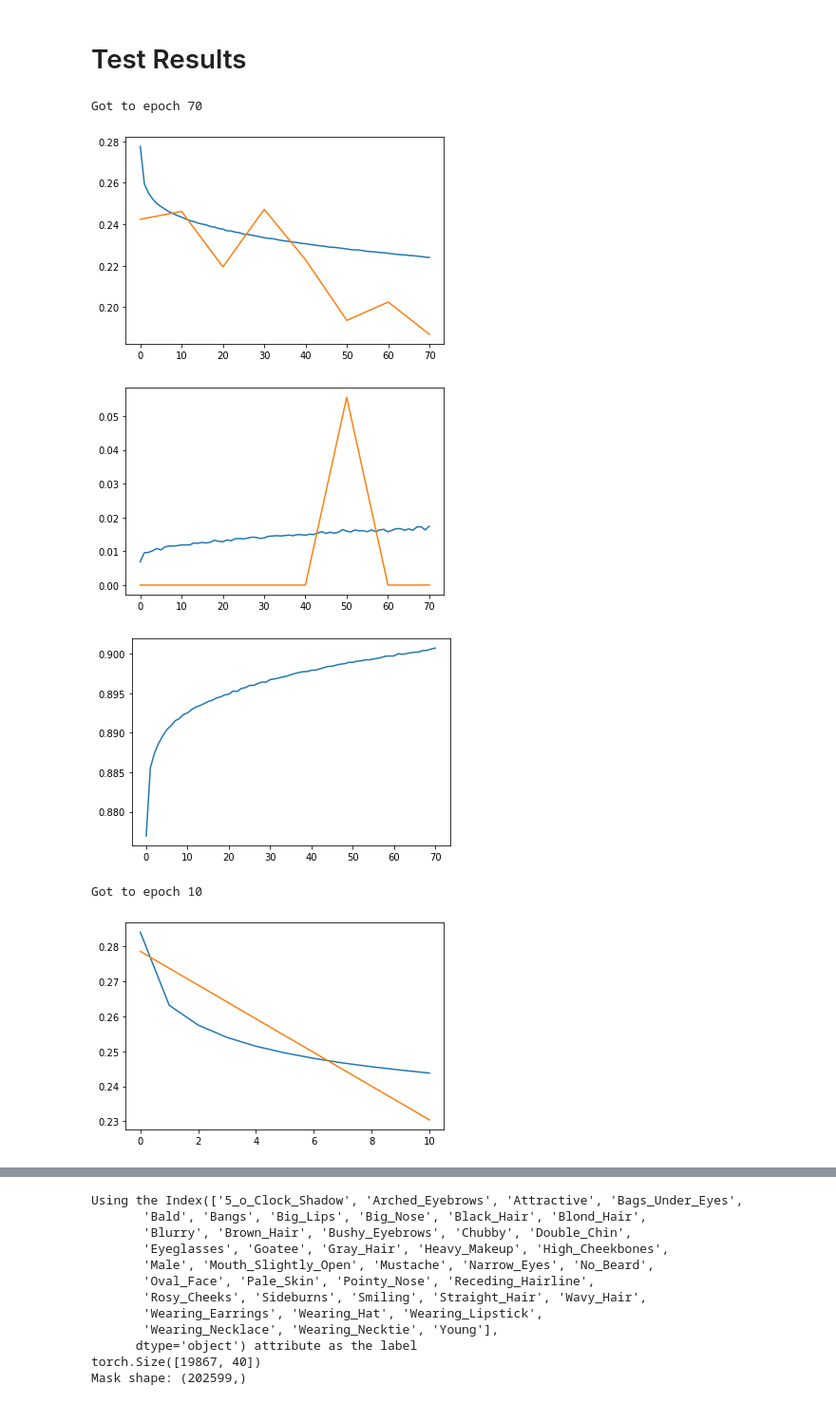
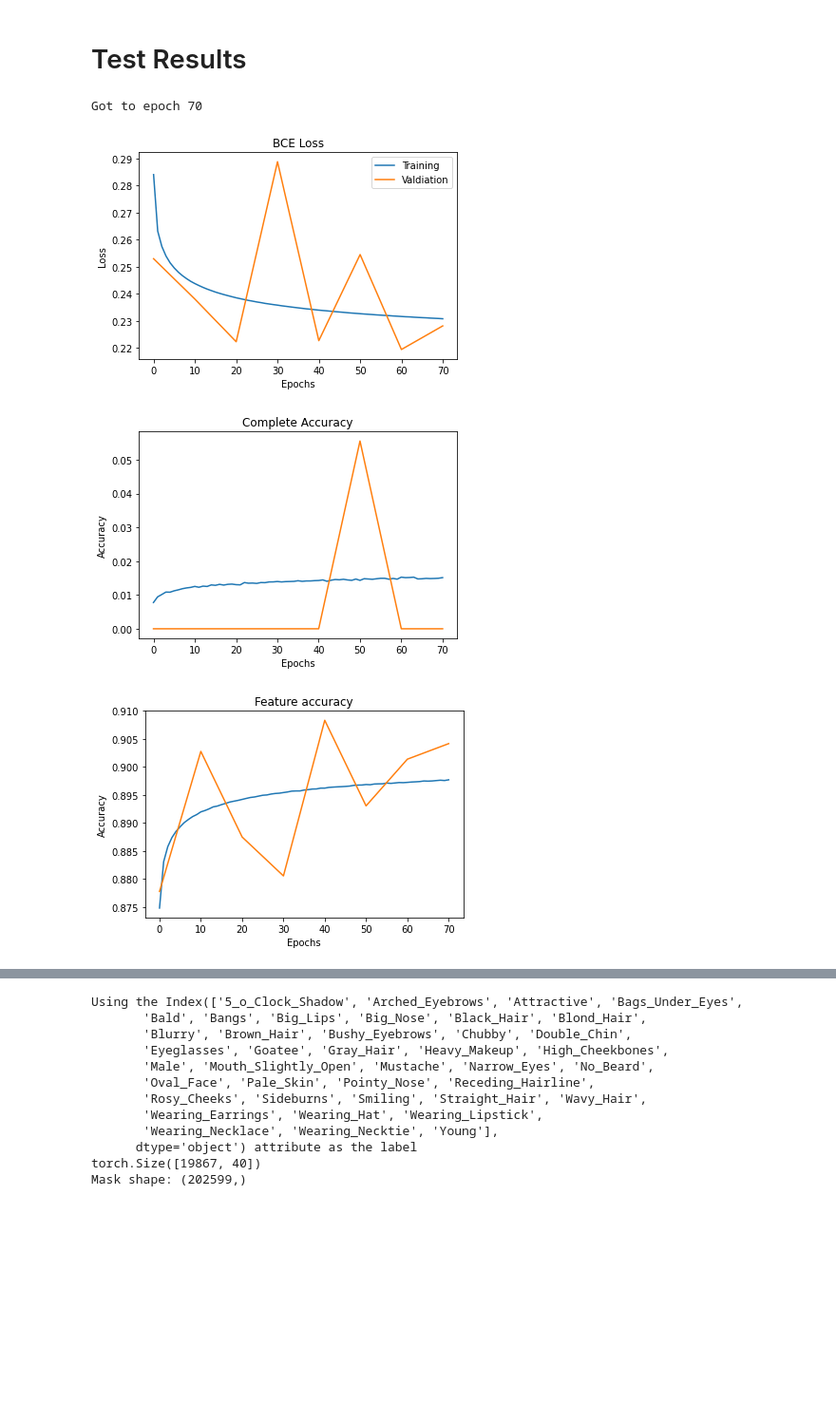
Before and after one commit to kennethac/CS601R_Final_Project, a Jupyter notebook: notebooks/SimCLR_CelebA_Decoder.ipynb, the cells around one changed output, grey strips where cells are left out. Shown at 95% size. Saved outputs shown, nothing was run; the diff lists cells and outputs as text; code cells hidden in the pictures; blank space fills up the shorter version.

```diff
--- a/notebooks/SimCLR_CelebA_Decoder.ipynb
+++ b/notebooks/SimCLR_CelebA_Decoder.ipynb
@@ -63,3 +44,14 @@ class CLRDecoder(nn.Module):
+# %%
+import datasets.EncodedCelebADataset
+import models.CLRDecoder
+import importlib
+
+datasets.EncodedCelebADataset = importlib.reload(datasets.EncodedCelebADataset)
+models.CLRDecoder = importlib.reload(models.CLRDecoder)
+
+CLRDecoder = models.CLRDecoder.CLRDecoder
+CLRNonLinearDecoder = models.CLRDecoder.CLRNonLinearDecoder
+get_loader = datasets.EncodedCelebADataset.get_loader
 # %% [markdown]
 # Training Loop
 # %%
@@ -148,7 +140,7 @@ def train(model, optimizer, train_loader, valid_loader, num_epochs:int, single_o
       with torch.no_grad():
         model.eval()
 
-        for i, (x, y_truth) in enumerate(train_loader):
+        for i, (x, y_truth) in enumerate(valid_loader):
           x, y_truth = x.cuda(async=False), y_truth.cuda(async=False)
 
         if single_output:
@@ -265,28 +258,36 @@ def show_res(single:bool, epoch:int, suffix:str):
   valid_facc_averages = [ np.mean([i for i in l]) for l in valid_faccs]
 
   print(f"Got to epoch {epoch}")
-  plt.plot(train_loss_averages)
-  plt.plot(range(0, len(train_loss_averages), 10), valid_loss_averages)
+  plt.title("BCE Loss")
+  plt.plot(train_loss_averages, label="Training")
+  plt.plot(range(0, len(train_loss_averages), 10), valid_loss_averages, label="Valdiation")
+  plt.xlabel("Epochs")
+  plt.ylabel("Loss")
+  plt.legend(loc="best")
   plt.show()
 
-  plt.plot(train_acc_averages)
-  plt.plot(range(0, len(train_acc_averages), 10), valid_acc_averages)
+  plt.title("Complete Accuracy")
+  plt.plot(train_acc_averages, label="Training")
+  plt.plot(range(0, len(train_acc_averages), 10), valid_acc_averages, label="Validation")
+  plt.xlabel("Epochs")
+  plt.ylabel("Accuracy")
   plt.show()
 
-  plt.plot(train_facc_averages)
-  plt.plot(range(0, len(train_facc_averages), 10), valid_facc_averages)
+  plt.title("Feature accuracy")
+  plt.plot(train_facc_averages, label="Training")
+  plt.plot(range(0, len(train_facc_averages), 10), valid_facc_averages, label="Validation")
+  plt.xlabel("Epochs")
+  plt.ylabel("Accuracy")
   plt.show()
 
   return state
 # %%
-state = show_res(True, 70, "")
-state = show_res(True, 10, "_linear")
+# state = show_res(True, 70, "")
+state = show_res(True, 70, "_linear")
 # print(state["valid_losses"])
 # state2 = show_res(False, 15)
 # %% [output]
 Got to epoch 70
-[figure, old version]
+[figure, new version]
-[figure, old version]
+[figure, new version]
-[figure, old version]
+[figure, new version]
-Got to epoch 10
-[figure, removed]
```
Also changed, not shown: parts of 8 cells of this notebook, 3 other files.
